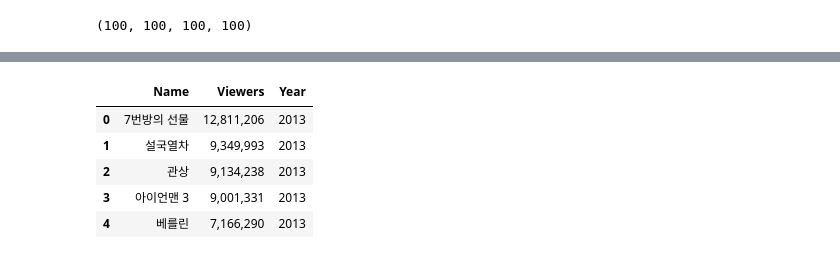
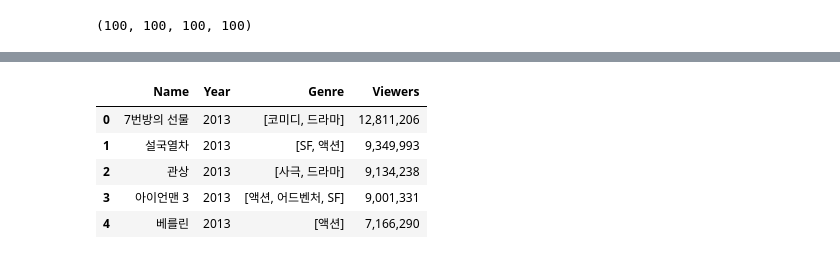
Before and after one commit to addinedu-ros-8th/eda-repo-1, a Jupyter notebook: genre_src/EDAprojectdata.ipynb, the cells around one changed output, grey strips where cells are left out. Saved outputs shown, nothing was run; the diff lists cells and outputs as text; code cells hidden in the pictures.

Commit message:
collecting genre data 2013~2024 reCommit

```diff
--- a/genre_src/EDAprojectdata.ipynb
+++ b/genre_src/EDAprojectdata.ipynb
@@ -292,11 +280,17 @@ movie_genre, len(movie_genre)
 # %%
+movie_names = []
+movie_viewers = []
+movie_genre = []
+movie_years = []
+movieG = []
+
 options = webdriver.ChromeOptions()
 
 prefs = {"download.default_directory" : "/home/lim/dev_ws/eda/data", "download.prompt_for_download":False}
 options.add_experimental_option("prefs", prefs)
 
 url = "https://www.kobis.or.kr/kobis/business/stat/boxs/findYearlyBoxOfficeList.do"
-driver = webdriver.Chrome(service=Service("C:/Users/AAA/.vscode/workspace/AddInEdu/driver/chromedriver-win64/chromedriver.exe"), options=options)
+driver = webdriver.Chrome(service=Service("/home/lim/dev_ws/eda/driver/chromedriver"), options=options)
 
 driver.get(url)
 driver.set_window_size(1800, 1300)
@@ -311,7 +305,6 @@ for option in years_list:
 
 # Limit to the last few years (example: from the 10th year onward)
 years = years[9:]
-years = years[6:]
 # Loop through the years and perform scraping
 for yearly in tqdm(years):
     year_dropdown = driver.find_element(By.ID, "sSearchYearFrom")
@@ -319,7 +312,6 @@ for yearly in tqdm(years):
 
     driver.execute_script("window.scrollTo(0, 0)")
     select.select_by_value(yearly)  # Select the year from the dropdown
-    print(yearly)
 
     # Click the "show" button to load the data
     show = driver.find_element(By.CLASS_NAME, "wrap_btn")
@@ -343,31 +335,37 @@ for yearly in tqdm(years):
         movie_viewers.append(movie.text)
 
     for movie in tqdm(movieN):
-        print(movie)
-        WebDriverWait(driver, 10).until(EC.element_to_be_clickable((By.LINK_TEXT, movie))).click()
+        movieG = []
+        link = WebDriverWait(driver, 10).until(EC.element_to_be_clickable((By.LINK_TEXT, movie)))
+        link.click()
 
         page = driver.page_source
         soup = BeautifulSoup(page, "html.parser")
 
         for dt in soup.find_all("dt", text="요약정보"):
+            partDets = []
             dd = dt.find_next("dd")  # Get the associated <dd> element
             if dd:
                 # Extract and clean the genre information
                 raw_text = dd.get_text(separator="|").strip()  # Use '|' as separator for clarity
                 parts = raw_text.split("|")  # Split by '|'
-                genre_parts = [part.strip() for part in parts if "," in part]  # Filter parts with commas (genres)
-                for genre in genre_parts:
-                    # Further split by commas to separate multiple genres
-                    movie_genre.extend([g.strip() for g in genre.split(",")])
-                    genres = [
-                        '미스터리', '공포(호러)', '액션', '범죄', '판타지', '드라마', 'SF',
-                        '코미디', '뮤지컬', '애니메이션', '스릴러', '어드벤처', '사극', '멜로/로맨스'
-                    ]
-
-                    movie_genre = [item for item in movie_genre if item in genres]
+                genres = [
+                    '미스터리', '공포(호러)', '액션', '범죄', '판타지', '드라마', 'SF', '다큐멘터리', '전쟁',
+                    '코미디', '뮤지컬', '애니메이션', '스릴러', '어드벤처', '사극', '멜로/로맨스', '기타'
+                ]
+                for part in parts:
+                    part = part.strip()
+                    items = re.split((","), part)
+                    for item in items:
+                        item = item.strip()
+                        if item in genres :
+                            partDets.append(item)
+                movie_genre.append(partDets)
 
         close = driver.find_element(By.CLASS_NAME, "close")
         close.click()
 
+driver.close()
+
 len(movie_names), len(movie_viewers), len(movie_genre), len(movie_years)
 # %% [output]
@@ -441,11 +393,11 @@ movie_genre
 # %%
-data = {"Name" : movie_names, "Viewers" : movie_viewers, "Year" : movie_years}
+data = {"Name" : movie_names, "Year" : movie_years, "Genre" : movie_genre, "Viewers" : movie_viewers}
 df = pd.DataFrame(data)
 df.head()
 # %% [output]
-|  | Name | Viewers | Year |
-| 0 | 7번방의 선물 | 12,811,206 | 2013 |
-| 1 | 설국열차 | 9,349,993 | 2013 |
-| 2 | 관상 | 9,134,238 | 2013 |
-| 3 | 아이언맨 3 | 9,001,331 | 2013 |
-| 4 | 베를린 | 7,166,290 | 2013 |
+|  | Name | Year | Genre | Viewers |
+| 0 | 7번방의 선물 | 2013 | [코미디, 드라마] | 12,811,206 |
+| 1 | 설국열차 | 2013 | [SF, 액션] | 9,349,993 |
+| 2 | 관상 | 2013 | [사극, 드라마] | 9,134,238 |
+| 3 | 아이언맨 3 | 2013 | [액션, 어드벤처, SF] | 9,001,331 |
+| 4 | 베를린 | 2013 | [액션] | 7,166,290 |
```
Also changed, not shown: parts of 8 cells of this notebook.
